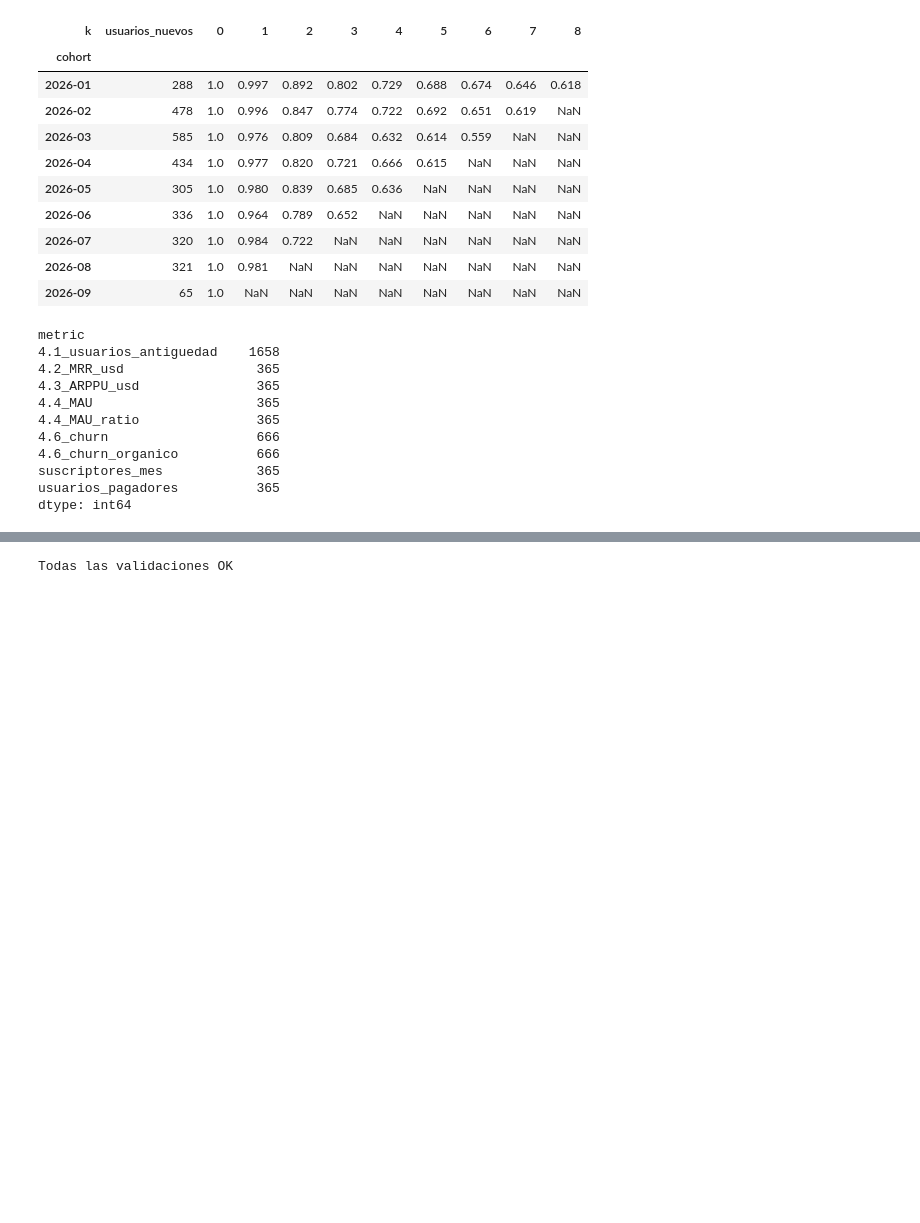
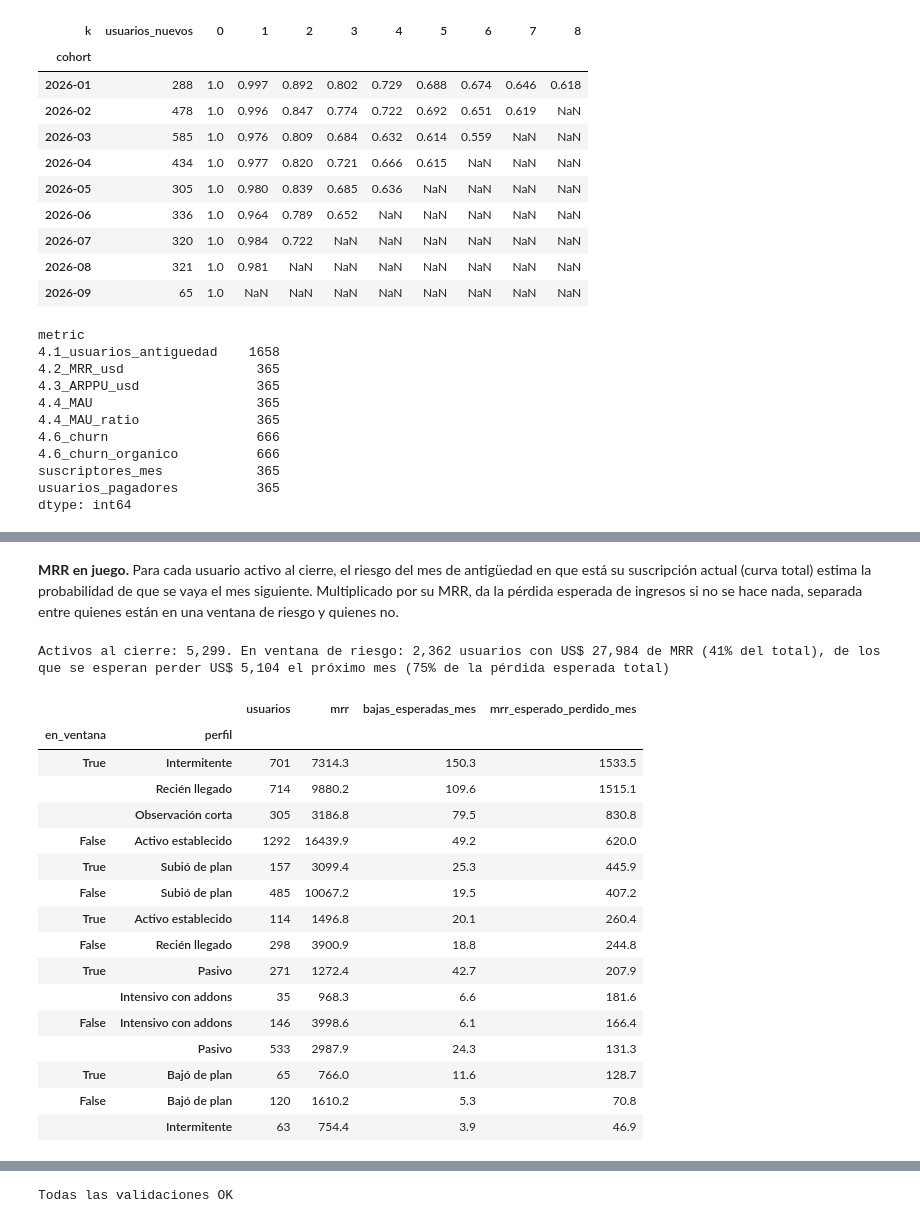
Before and after one commit to clementeaguilar-usach/prueba_bigdata_zapping, a Jupyter notebook: prueba_big_data.ipynb, the cells around one changed output, grey strips where cells are left out. Saved outputs shown, nothing was run; the diff lists cells and outputs as text; code cells hidden in the pictures; blank space fills up the shorter version.

```diff
--- a/prueba_big_data.ipynb
+++ b/prueba_big_data.ipynb
@@ -963,0 +1049,21 @@ dtype: int64
+# %%
+base_kdd = usuarios[~usuarios['obs_corta']]
+X_kdd = base_kdd[KDD_FEATS].copy()
+X_kdd[KDD_LOG] = np.log1p(X_kdd[KDD_LOG])
+Z = StandardScaler().fit_transform(X_kdd)
+
+rng = np.random.default_rng(KDD_SEED)
+filas = []
+for k in KDD_K:
+    km = KMeans(k, n_init=20, random_state=KDD_SEED).fit(Z)
+    aris = []
+    for b in range(20):
+        idx = rng.choice(len(Z), len(Z), replace=True)
+        km_b = KMeans(k, n_init=10, random_state=b).fit(Z[idx])
+        aris.append(adjusted_rand_score(km.labels_, km_b.predict(Z)))
+    filas.append({'k': k, 'silhouette': silhouette_score(Z, km.labels_), 'ari_medio': np.mean(aris),
+                  'ari_min': np.min(aris), 'grupo_min_pct': np.bincount(km.labels_).min() / len(Z)})
+df_eleccion_k = pd.DataFrame(filas).set_index('k')
+K_PERFILES = int(df_eleccion_k[df_eleccion_k['ari_medio'] >= KDD_ARI_MIN]['silhouette'].idxmax())
+display(df_eleccion_k.round(3))
+print(f'k elegido: {K_PERFILES}')
@@ -963,0 +1353,41 @@ dtype: int64
+# %% [markdown]
+**MRR en juego.** Para cada usuario activo al cierre, el riesgo del mes de antigüedad en que está su suscripción actual (curva total) estima la probabilidad de que se vaya el mes siguiente. Multiplicado por su MRR, da la pérdida esperada de ingresos si no se hace nada, separada entre quienes están en una ventana de riesgo y quienes no.
+# %%
+# MRR en juego: usuarios activos al cierre según el mes de antigüedad de su suscripción actual
+activos_cierre = sp_riesgo[sp_riesgo['right_censored']].assign(mes=lambda x: (x['duracion'] - 1) // 30)
+riesgo_largo = total.loc[12:, 'riesgo'].mean()  # después del mes 23, el promedio del segundo año
+activos_cierre['riesgo_mes'] = activos_cierre['mes'].map(total['riesgo']).fillna(riesgo_largo)
+activos_cierre['en_ventana'] = activos_cierre['mes'].isin(total.index[total['ventana']])
+activos_cierre['mrr'] = usuarios['mrr_cierre'].reindex(activos_cierre['id']).to_numpy()
+df_mrr_en_juego = (activos_cierre.assign(mrr_esperado_perdido=lambda x: x['mrr'] * x['riesgo_mes'])
+                   .groupby(['en_ventana', 'perfil'])
+                   .agg(usuarios=('id', 'size'), mrr=('mrr', 'sum'), bajas_esperadas_mes=('riesgo_mes', 'sum'),
+                        mrr_esperado_perdido_mes=('mrr_esperado_perdido', 'sum'))
+                   .sort_values('mrr_esperado_perdido_mes', ascending=False))
+resumen_ventana = df_mrr_en_juego.groupby(level='en_ventana').sum()
+print(f"Activos al cierre: {len(activos_cierre):,}. En ventana de riesgo: {resumen_ventana.loc[True, 'usuarios']:,.0f} "
+      f"usuarios con US$ {resumen_ventana.loc[True, 'mrr']:,.0f} de MRR "
+      f"({resumen_ventana.loc[True, 'mrr'] / resumen_ventana['mrr'].sum():.0%} del total), "
+      f"de los que se esperan perder US$ {resumen_ventana.loc[True, 'mrr_esperado_perdido_mes']:,.0f} el próximo mes "
+      f"({resumen_ventana.loc[True, 'mrr_esperado_perdido_mes'] / resumen_ventana['mrr_esperado_perdido_mes'].sum():.0%} "
+      f"de la pérdida esperada total)")
+display(df_mrr_en_juego.round(1))
+# %% [output]
+Activos al cierre: 5,299. En ventana de riesgo: 2,362 usuarios con US$ 27,984 de MRR (41% del total), de los que se esperan perder US$ 5,104 el próximo mes (75% de la pérdida esperada total)
+|  |  | usuarios | mrr | bajas_esperadas_mes | mrr_esperado_perdido_mes |
+| en_ventana | perfil |  |  |  |  |
+| True | Intermitente | 701 | 7314.3 | 150.3 | 1533.5 |
+|  | Recién llegado | 714 | 9880.2 | 109.6 | 1515.1 |
+|  | Observación corta | 305 | 3186.8 | 79.5 | 830.8 |
+| False | Activo establecido | 1292 | 16439.9 | 49.2 | 620.0 |
+| True | Subió de plan | 157 | 3099.4 | 25.3 | 445.9 |
+| False | Subió de plan | 485 | 10067.2 | 19.5 | 407.2 |
+| True | Activo establecido | 114 | 1496.8 | 20.1 | 260.4 |
+| False | Recién llegado | 298 | 3900.9 | 18.8 | 244.8 |
+| True | Pasivo | 271 | 1272.4 | 42.7 | 207.9 |
+|  | Intensivo con addons | 35 | 968.3 | 6.6 | 181.6 |
+| False | Intensivo con addons | 146 | 3998.6 | 6.1 | 166.4 |
+|  | Pasivo | 533 | 2987.9 | 24.3 | 131.3 |
+| True | Bajó de plan | 65 | 766.0 | 11.6 | 128.7 |
+| False | Bajó de plan | 120 | 1610.2 | 5.3 | 70.8 |
+|  | Intermitente | 63 | 754.4 | 3.9 | 46.9 |
```
Also changed, not shown: parts of 20 cells of this notebook, 13 other files.
